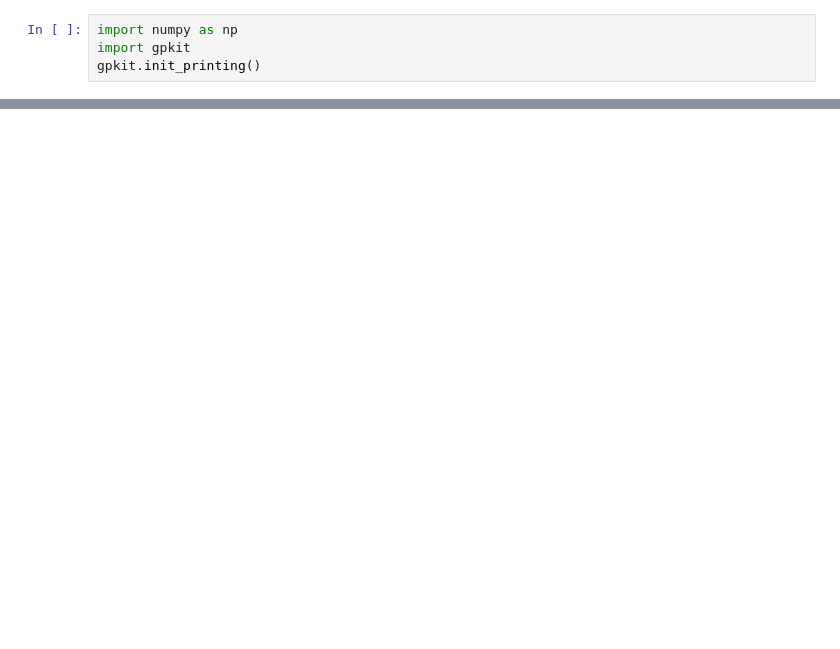
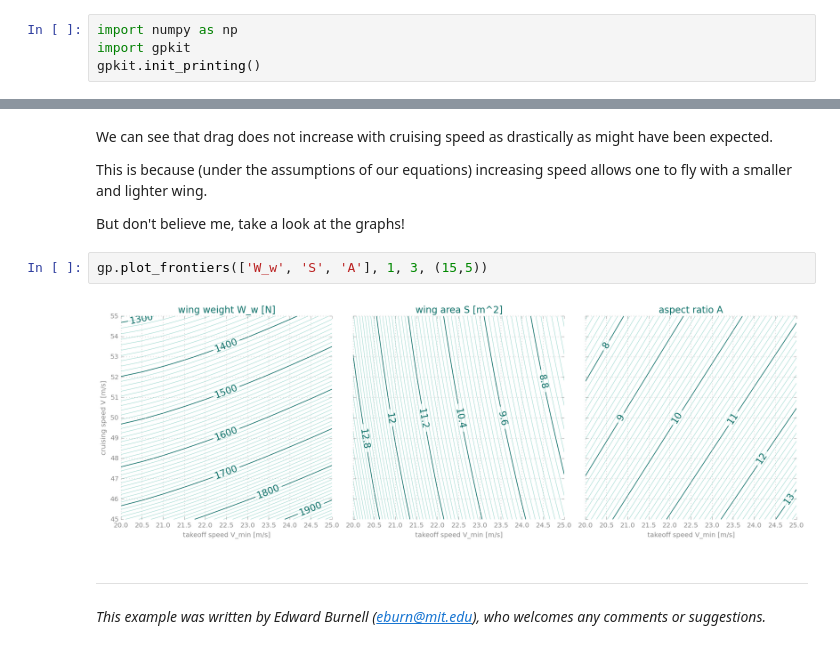
Before and after one commit to convexengineering/gpkit, a Jupyter notebook: examples/ipynb/simpleaircraft.ipynb, the cells around one changed output, grey strips where cells are left out. Cells and saved outputs as stored; diff of their text form; blank space fills up the shorter version.

```diff
--- a/examples/ipynb/simpleaircraft.ipynb
+++ b/examples/ipynb/simpleaircraft.ipynb
@@ -118,0 +128,13 @@ _ = gpkit.plotting.contour_array(data, gp.var_descrs,
+# %% [markdown]
+We can see that drag does not increase with cruising speed as drastically as might have been expected.
+
+This is because (under the assumptions of our equations) increasing speed allows one to fly with a smaller and lighter wing.
+
+But don't believe me, take a look at the graphs!
+# %%
+gp.plot_frontiers(['W_w', 'S', 'A'], 1, 3, (15,5))
+# %% [output]
+[figure, added]
+# %% [markdown]
+------------------
+_This example was written by Edward Burnell (eburn@mit.edu), who welcomes any comments or suggestions._
```
Also changed, not shown: parts of 22 cells of this notebook, 7 other files.
